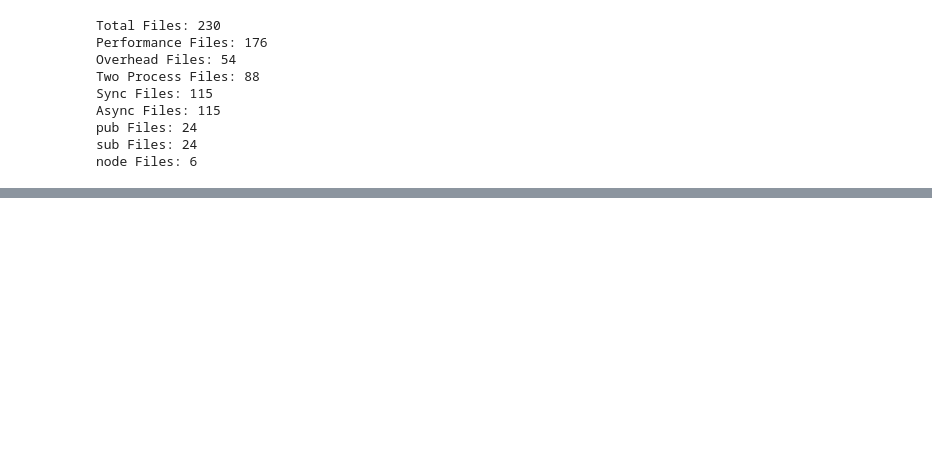
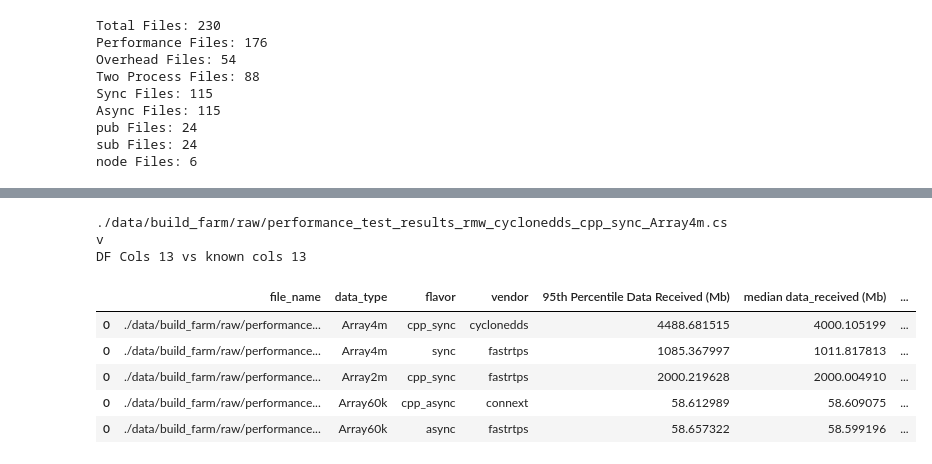
Before and after one commit to osrf/TSC-RMW-Reports, a Jupyter notebook: galactic/BuildFarmDataProcessing.ipynb, the cells around one changed output, grey strips where cells are left out. Saved outputs shown, nothing was run; the diff lists cells and outputs as text; code cells hidden in the pictures; blank space fills up the shorter version.

```diff
--- a/galactic/BuildFarmDataProcessing.ipynb
+++ b/galactic/BuildFarmDataProcessing.ipynb
@@ -219,9 +261,9 @@ def fname_to_rmw_and_data(fname):
     ./data/performance_test_results_FastRTPS_sync_Array2m.csv
     ./data/performance_test_results_CycloneDDS_sync_Array1k.csv
     """
-    fname = fname.replace("./data/performance_test_two_process_results_rmw_","")
-    fname = fname.replace("./data/performance_test_two_process_results_","")
-    fname = fname.replace("./data/performance_test_results_","")
+    fname = fname.replace("./data/build_farm/raw/performance_test_two_process_results_rmw_","")
+    fname = fname.replace("./data/build_farm/raw/performance_test_two_process_results_","")
+    fname = fname.replace("./data/build_farm/raw/performance_test_results_","")
 
     fname = fname.replace(".csv","")
     parts = fname.split("_");
@@ -235,25 +277,34 @@ def fname_to_rmw_and_data(fname):
 # %%
 perf_df = pd.read_csv(result_perf_file[0])
 print(result_perf_file[0])
 
 print("DF Cols {0} vs known cols {1}".format(len(perf_df.columns),len(perf_col_names)))
 
 perf_df.columns = perf_col_names
 
 # smush main csv files together
 for p in result_perf_file[1:]:
     temp = pd.read_csv(p)
     temp.columns = perf_col_names
     perf_df = perf_df.append(temp)
 # parse file names
 fname_data = [fname_to_rmw_and_data(p) for p in result_perf_file]
 perf_df["vendor"] = [p["vendor"] for p in fname_data]
 perf_df["flavor"] = [p["flavor"] for p in fname_data]
 perf_df["data_type"] = [p["type"] for p in fname_data]
 perf_df["file_name"] = result_perf_file
 perf_df = perf_df[perf_df.columns[::-1]]
-perf_df.to_csv("perf_network_results.csv")
+perf_df.to_csv("./data/build_farm/perf_network_results.csv")
 perf_df.head()
+# %% [output]
+./data/build_farm/raw/performance_test_results_rmw_cyclonedds_cpp_sync_Array4m.csv
+DF Cols 13 vs known cols 13
+|  | file_name | data_type | flavor | vendor | 95th Percentile Data Received (Mb) | median data_received (Mb) | ... |
+| 0 | ./data/build_farm/raw/performance... | Array4m | cpp_sync | cyclonedds | 4488.681515 | 4000.105199 | ... |
+| 0 | ./data/build_farm/raw/performance... | Array4m | sync | fastrtps | 1085.367997 | 1011.817813 | ... |
+| 0 | ./data/build_farm/raw/performance... | Array2m | cpp_sync | fastrtps | 2000.219628 | 2000.004910 | ... |
+| 0 | ./data/build_farm/raw/performance... | Array60k | cpp_async | connext | 58.612989 | 58.609075 | ... |
+| 0 | ./data/build_farm/raw/performance... | Array60k | async | fastrtps | 58.657322 | 58.599196 | ... |
 # %%
 twop_df = pd.read_csv(two_process_perf[0])
 print(two_process_perf[0])
```
Also changed, not shown: parts of 11 cells of this notebook, 4 other files.
